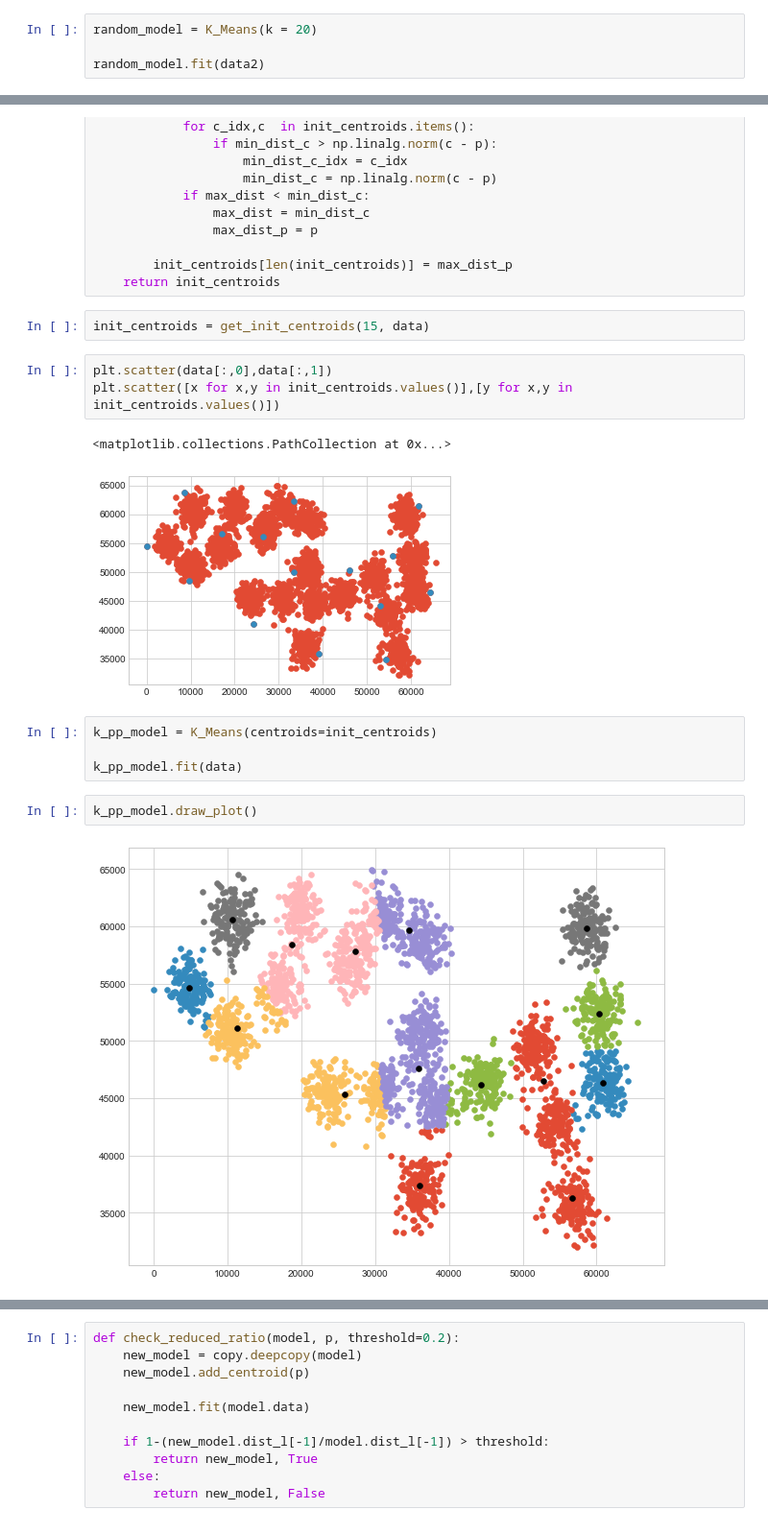
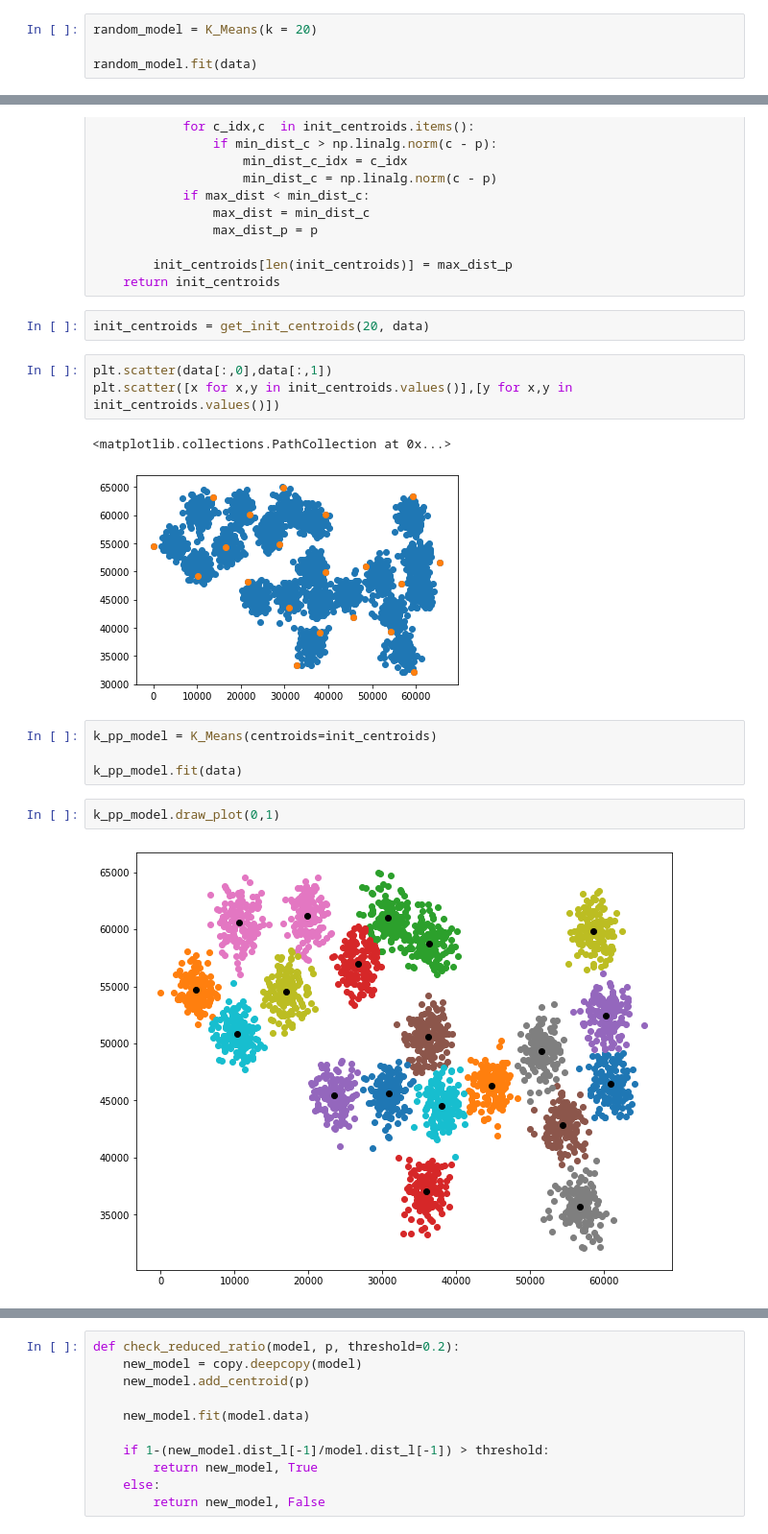
Before and after one commit to optboy/k-means, a Jupyter notebook: k-means.ipynb, the cells around one changed output, grey strips where cells are left out. Shown at 96% size. Cells and saved outputs as stored; diff of their text form.

```diff
--- a/k-means.ipynb
+++ b/k-means.ipynb
@@ -135,7 +143,7 @@ class K_Means:
 # %%
 random_model = K_Means(k = 20)
 
-random_model.fit(data2)
+random_model.fit(data)
 # %%
 random_model.draw_plot(0,1)
 # %% [output]
@@ -163,19 +171,19 @@ def get_init_centroids(k, data):
         init_centroids[len(init_centroids)] = max_dist_p
     return init_centroids
 # %%
-init_centroids = get_init_centroids(15, data)
+init_centroids = get_init_centroids(20, data)
 # %%
 plt.scatter(data[:,0],data[:,1])
 plt.scatter([x for x,y in init_centroids.values()],[y for x,y in init_centroids.values()])
 # %% [output]
 <matplotlib.collections.PathCollection at 0x...>
-[figure, old version]
+[figure, new version]
 # %%
 k_pp_model = K_Means(centroids=init_centroids)
 
 k_pp_model.fit(data)
 # %%
-k_pp_model.draw_plot()
+k_pp_model.draw_plot(0,1)
 # %% [output]
-[figure, old version]
+[figure, new version]
 # %% [markdown]
```
Also changed, not shown: parts of 36 cells of this notebook, 1 other file.
